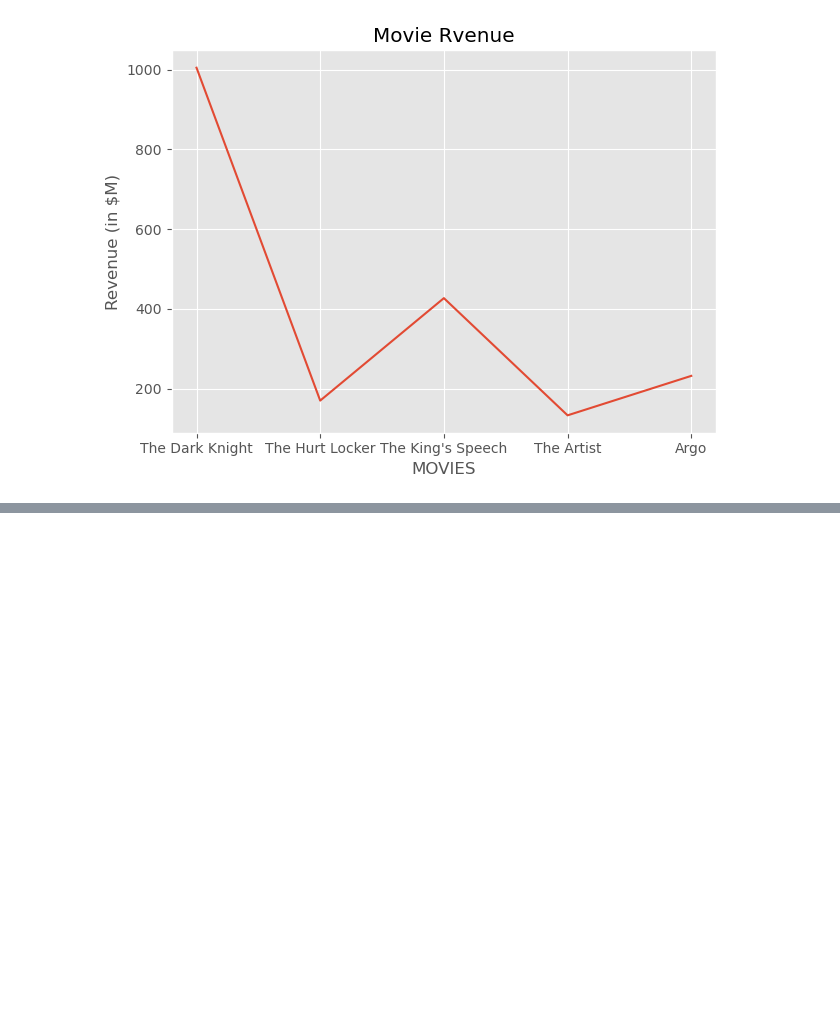
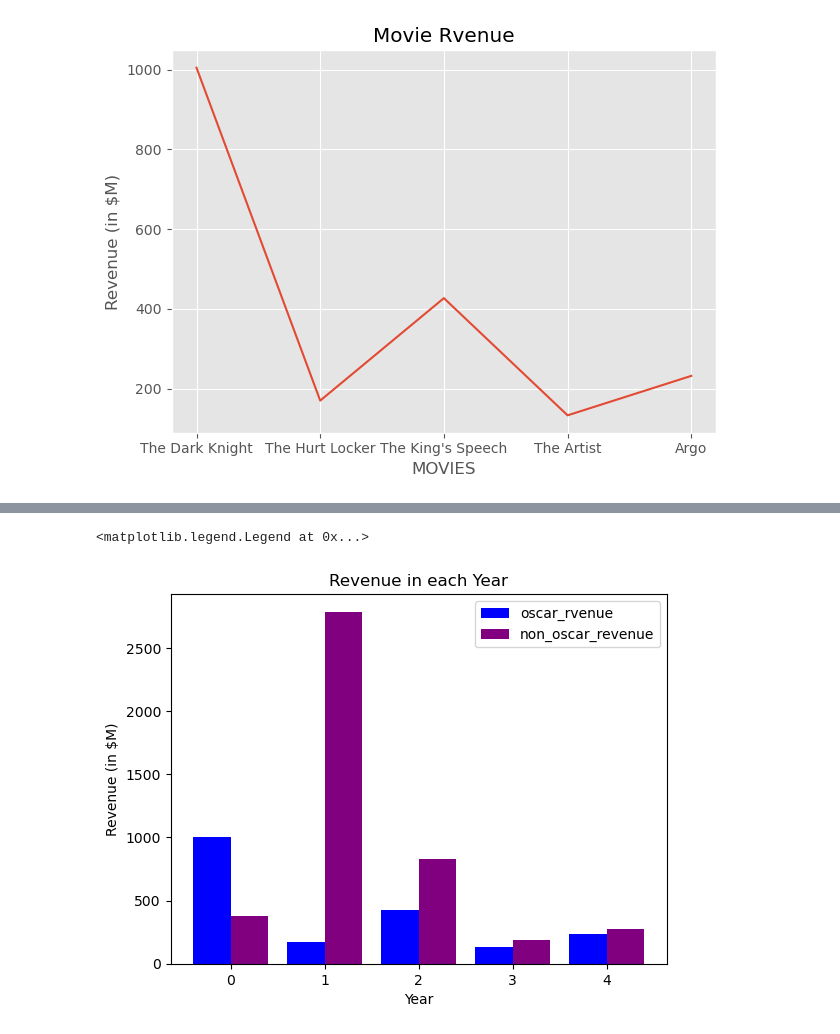
Before and after one commit to HarshitVyas24/AI-ENGINEERING-JOURNEY, a Jupyter notebook: Prime/DATA VISUALIZATIION/Untitled.ipynb, the cells around one changed output, grey strips where cells are left out. Saved outputs shown, nothing was run; the diff lists cells and outputs as text; code cells hidden in the pictures; blank space fills up the shorter version.

Commit message:
understanding matplotlib

```diff
--- a/Prime/DATA VISUALIZATIION/Untitled.ipynb
+++ b/Prime/DATA VISUALIZATIION/Untitled.ipynb
@@ -79,0 +109,27 @@ plt.savefig("Movies_revenue.png")
+# %%
+import numpy as np
+movies = [
+"The Dark Knight",
+"The Hurt Locker",
+"The King's Speech",
+"The Artist",
+"Argo"]
+
+years = [2008, 2009, 2010, 2011, 2012]
+oscar_revenue = [1005, 170, 427, 133, 232] # in $M
+
+non_oscar_movies = ["Slumdog Millionaire", "Avatar","Inception", "Hugo","Lincoln"]
+non_oscar_revenue = [378, 2788, 829, 185, 275] # in $M
+
+width = 0.4
+x = np.arange(len(years))
+
+plt.bar(x-width/2 , oscar_revenue ,width ,label = "oscar_rvenue" ,  color="blue")
+plt.bar(x+width/2 , non_oscar_revenue ,width,label = "non_oscar_revenue", color=  "purple")
+plt.title("Revenue in each Year")
+plt.xlabel("Year")
+plt.ylabel("Revenue (in $M)")
+plt.legend()
+# %% [output]
+<matplotlib.legend.Legend at 0x...>
+[figure, added]
```
Also changed, not shown: parts of 2 cells of this notebook, 3 other files.
